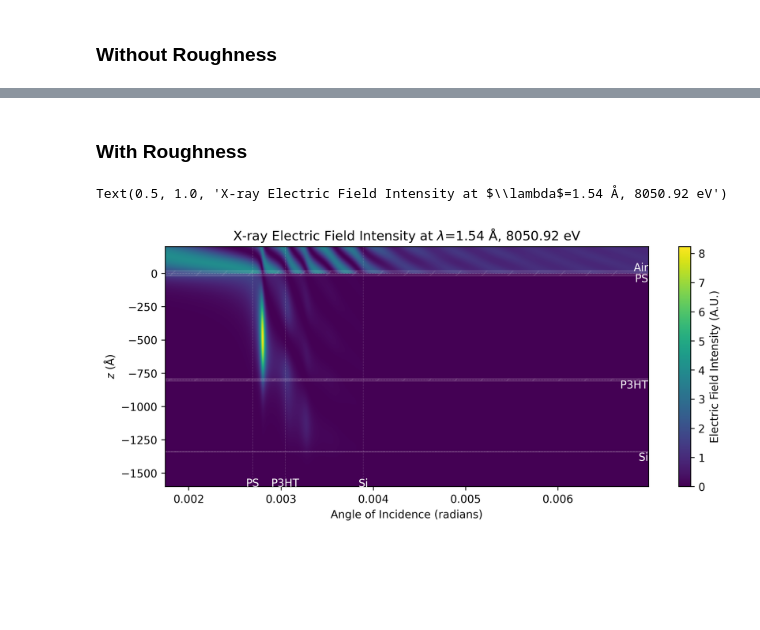
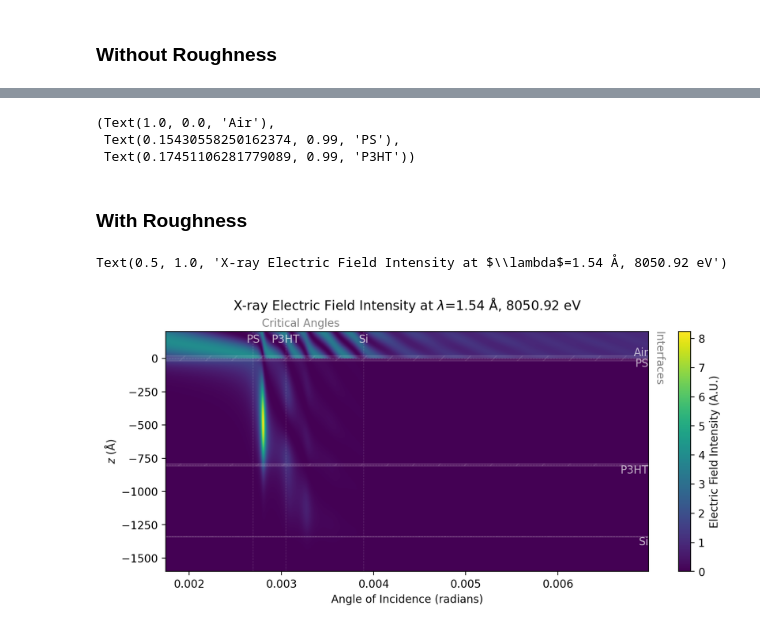
Before and after one commit to xraysoftmat/XEFI, a Jupyter notebook: examples/01 Generating an XEFI Map.ipynb, the cells around one changed output, grey strips where cells are left out. Cells and saved outputs as stored; diff of their text form; code cells hidden in the pictures; blank space fills up the shorter version.

Commit message:
fix(BasicResult): fix gridding bugs
fixed gridding bugs and updated example

```diff
--- a/examples/01 Generating an XEFI Map.ipynb
+++ b/examples/01 Generating an XEFI Map.ipynb
@@ -86,3 +85,9 @@ Text(0.5, 1.0, 'X-ray Electric Field Intensity at $\\lambda$=1.54 Å, 8050.92 eV
+# %%
+ax.texts[4], ax.texts[5], ax.texts[6]
+# %% [output]
+(Text(1.0, 0.0, 'Air'),
+ Text(0.15430558250162374, 0.99, 'PS'),
+ Text(0.17451106281779089, 0.99, 'P3HT'))
 # %% [markdown]
 ### With Roughness
 # %%
@@ -98,14 +103,15 @@ result = XEFI.XEF_Basic(
 # %%
 z_vals = np.linspace(200, -1600, 1000)
 # norm = mc.LogNorm(vmin=1e-6, vmax=10)
 # norm = mc.Normalize(vmin=0, vmax=10)
 # fig,ax = result.generate_pretty_figure_XEFI(z_vals, norm=norm)
-fig, ax = result.generate_pretty_figure_XEFI(
+fig, ax = result.generate_graphic_XEFI_map(
     z_vals, grid_roughness=True, angles_in_deg=False
 )
 ax.set_title(
-    rf"X-ray Electric Field Intensity at $\lambda$={wav} Å, {beam_energy:0.2f} eV"
+    rf"X-ray Electric Field Intensity at $\lambda$={wav} Å, {beam_energy:0.2f} eV",
+    pad=20,
 )
 # %% [output]
 Text(0.5, 1.0, 'X-ray Electric Field Intensity at $\\lambda$=1.54 Å, 8050.92 eV')
-[figure, old version]
+[figure, new version]
```
Also changed, not shown: parts of 3 cells of this notebook, 5 other files.
